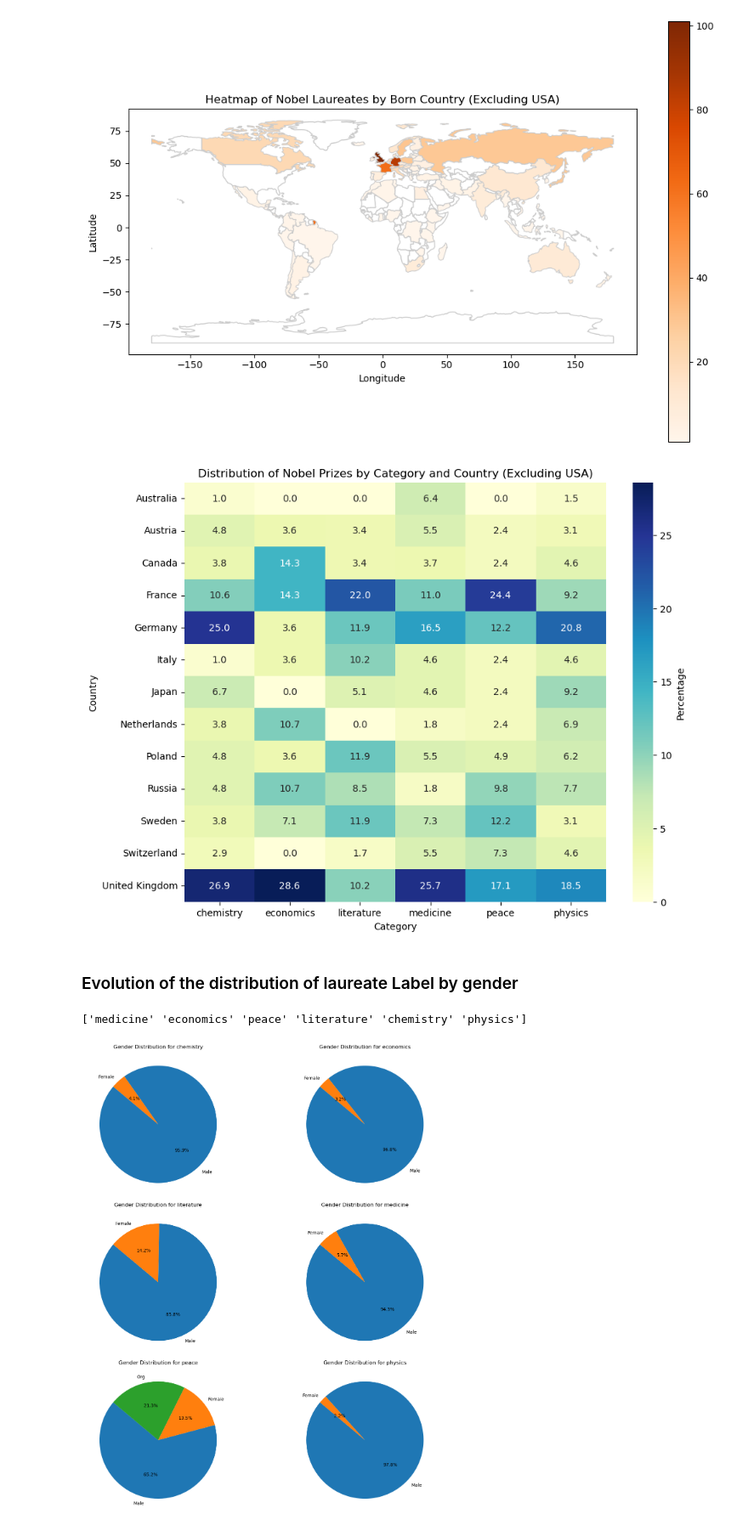
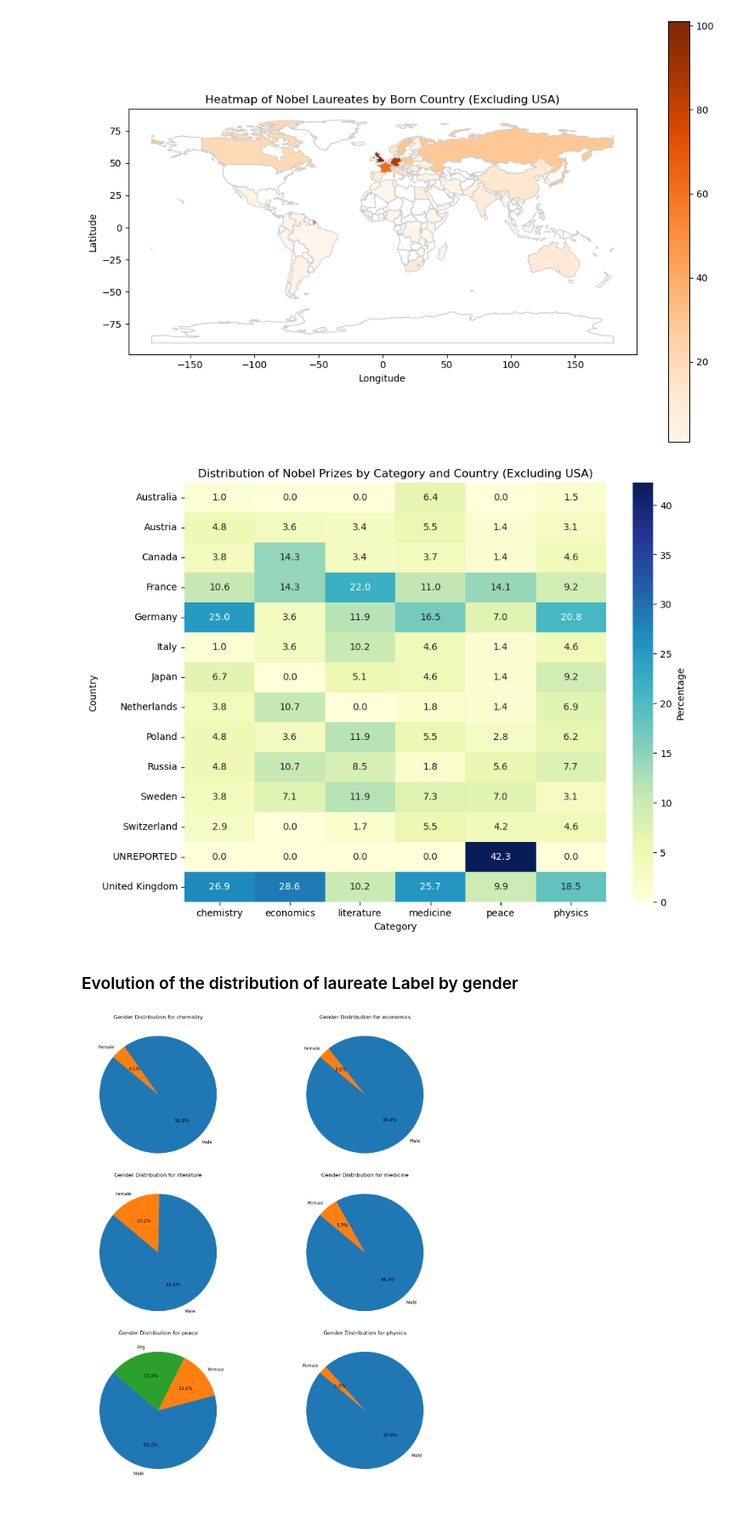
Before and after one commit to SarahB21/Project2024, a Jupyter notebook: ProjectLabelLaureate.ipynb, the cells around one changed output. Shown at 85% size. Drawn from its saved outputs; the diff is of its cells as text; code cells hidden in the pictures.

```diff
--- a/ProjectLabelLaureate.ipynb
+++ b/ProjectLabelLaureate.ipynb
@@ -244,11 +238,9 @@ Countries in'Borncountry' of filtered_data without a match in 'ADMIN' of World:
 # %%
-nobel_data_filtered_copy = nobel_data_filtered.copy()
-
 replacement = {'USA':'United States of America','the Netherlands':'Netherlands','Tanzania':'United Republic of Tanzania','Scotland':'United Kingdom','Northern Ireland':'Saint Lucia',
                 'Czech Republic':'Czechia','Turkiye':'Turkey','Guadeloupe Island':'France','Faroe Islands (Denmark)':'Denmark'}
 
 # Perform replacement in the 'Borncountry' column of the 'nobel_data' DataFrame."
-nobel_data_filtered_copy['Borncountry'].replace(replacement, inplace=True)
+nobel_data['Borncountry'].replace(replacement, inplace=True)
 # %% [markdown]
 ### Analyse of the distribution of Nobel Prizes by countries
 # %%
@@ -381,33 +370,28 @@ plt.show()
 [figure]
 # %%
 # Exclude data where 'Borncountry' is 'USA'
-filtered_data_excluding_usa = nobel_data_filtered_copy[nobel_data_filtered_copy['Borncountry'] != 'United States of America']
+filtered_data_excluding_usa = nobel_data[nobel_data['Borncountry'] != 'United States of America']
 
 # Group the data by 'Borncountry' and 'Category' and count the occurrences
 category_counts_excluding_usa = filtered_data_excluding_usa.groupby(['Borncountry', 'Category']).size().unstack(fill_value=0)
 
 # Filter countries with less than 5 Nobel Prizes in any category
 category_counts_filtered_excluding_usa = category_counts_excluding_usa[category_counts_excluding_usa.max(axis=1) > 5]
 
 # Calculate the percentages
 category_percentages_excluding_usa = category_counts_filtered_excluding_usa.div(category_counts_filtered_excluding_usa.sum(axis=0), axis=1) * 100
 
 # Create the heatmap
 plt.figure(figsize=(10, 8))
 sns.heatmap(category_percentages_excluding_usa, cmap='YlGnBu', annot=True, fmt='.1f', cbar_kws={'label': 'Percentage'})
 plt.xlabel('Category')
 plt.ylabel('Country')
 plt.title('Distribution of Nobel Prizes by Category and Country (Excluding USA)')
 plt.show()
 # %% [output]
-[figure, old version]
+[figure, new version]
 # %% [markdown]
 ### Evolution of the distribution of laureate Label by gender
-# %%
-category_unique = nobel_data['Category'].unique()
-print(category_unique)
-# %% [output]
-['medicine' 'economics' 'peace' 'literature' 'chemistry' 'physics']
 # %%
 # Sample gender percentages data (replace with your actual data)
 gender_percentages = nobel_data.groupby(['Category', 'Gender']).size().unstack(fill_value=0)
```
Also changed, not shown: parts of 39 cells of this notebook.
